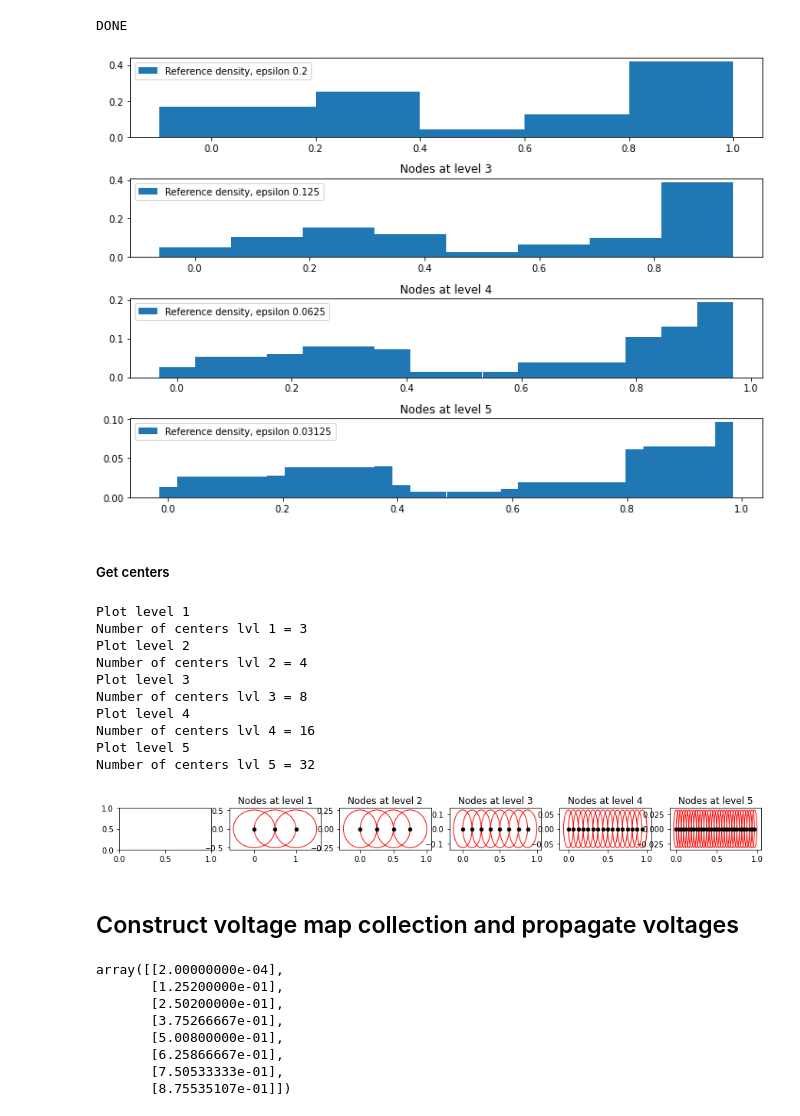
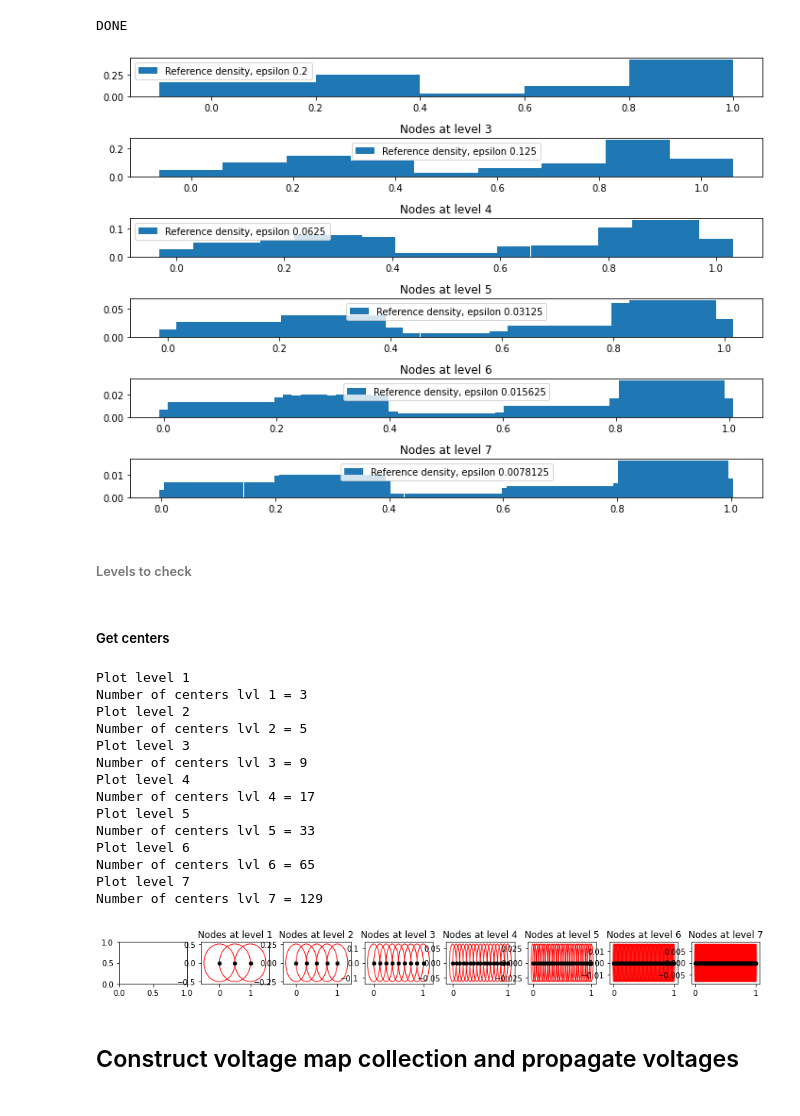
Before and after one commit to AndOslandsbotn/Multi-res-voltage-prop-exp, a Jupyter notebook: Test_voltage_map_collection_class_1DunitLine.ipynb, the cells around one changed output. Drawn from its saved outputs; the diff is of its cells as text; code cells hidden in the pictures.

```diff
--- a/Test_voltage_map_collection_class_1DunitLine.ipynb
+++ b/Test_voltage_map_collection_class_1DunitLine.ipynb
@@ -34,8 +34,8 @@ DONE
 ##### Estimate densities
 # %%
 centers_dict = epsilon_cover_factory.get_centers()
-data_density_estimation, ref_epsilon_cover, ref_epsilon_cover_densities = non_uniform_1d_experiment()
-epsilon_cover_factory.estimate_densities(data_density_estimation)
+data, ref_epsilon_cover, ref_epsilon_cover_densities = non_uniform_1d_experiment()
+epsilon_cover_factory.estimate_densities(data)
 densities = epsilon_cover_factory.get_densities()
 print("DONE")
 # %% [output]
@@ -43,23 +43,24 @@ DONE
 # %%
 %matplotlib inline
 epsilon = 0.2
 lvlstart = 3
-lvlstop = 6
+lvlstop = 8
 
-
-max_lvl = min(5, len(centers_dict))
+max_lvl = lvlstop-1
 fig, axes = plt.subplots(lvlstop-lvlstart+1, 1, figsize=(10, 7))
 axes[0].bar(x=ref_epsilon_cover.flatten(), height=ref_epsilon_cover_densities, width=epsilon, label=f'Reference density, epsilon {epsilon}', align='center')
 axes[0].legend()
 for i, lvl in enumerate(range(lvlstart, lvlstop)):
     centers = centers_dict[lvl]
     epsilon = init_radius / (epsilon_reduce_factor ** lvl)
 
     axes[i+1].set_title(f'Nodes at level {lvl}')
     axes[i+1].bar(x=np.array(centers).flatten(), height=densities[lvl],
                    width=epsilon, label=f'Reference density, epsilon {epsilon}', align='center')
     axes[i+1].legend()
 plt.tight_layout()
 plt.show()
 # %% [output]
-[figure, old version]
+[figure, new version]
+# %% [markdown]
+###### Levels to check
@@ -69,7 +73,6 @@ plt.show()
 %matplotlib inline
 centers = epsilon_cover_factory.get_centers()
 
-max_lvl = min(5, len(centers_dict))
 fig, axes = plt.subplots(1, max_lvl+1, figsize=(15, 1))
 for lvl in range(1, max_lvl+1):
     centers = centers_dict[lvl]
@@ -87,14 +90,18 @@ plt.show()
 Plot level 1
 Number of centers lvl 1 = 3
 Plot level 2
-Number of centers lvl 2 = 4
+Number of centers lvl 2 = 5
 Plot level 3
-Number of centers lvl 3 = 8
+Number of centers lvl 3 = 9
 Plot level 4
-Number of centers lvl 4 = 16
+Number of centers lvl 4 = 17
 Plot level 5
-Number of centers lvl 5 = 32
+Number of centers lvl 5 = 33
+Plot level 6
+Number of centers lvl 6 = 65
+Plot level 7
+Number of centers lvl 7 = 129
-[figure, old version]
+[figure, new version]
 # %% [markdown]
 ## Construct voltage map collection and propagate voltages
 # %%
@@ -111,11 +117,0 @@ source_indices[start_lvl+1] = np.arange(0, len(epsilon_cover[start_lvl+1]['cente
-# %%
-epsilon_cover[start_lvl]['centers'][source_indices[start_lvl]]
-# %% [output]
-array([[2.00000000e-04],
-       [1.25200000e-01],
-       [2.50200000e-01],
-       [3.75266667e-01],
-       [5.00800000e-01],
-       [6.25866667e-01],
-       [7.50533333e-01],
-       [8.75535107e-01]])
```
Also changed, not shown: parts of 19 cells of this notebook, 8 other files.
